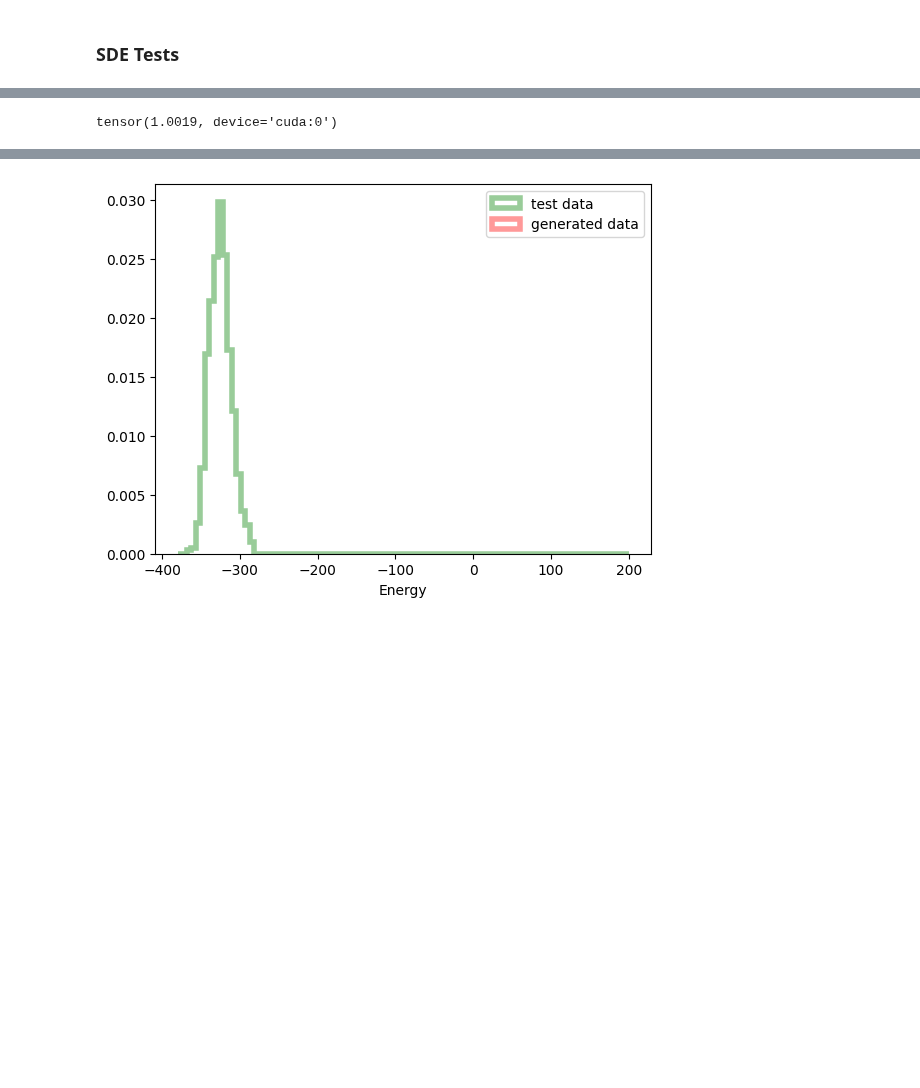
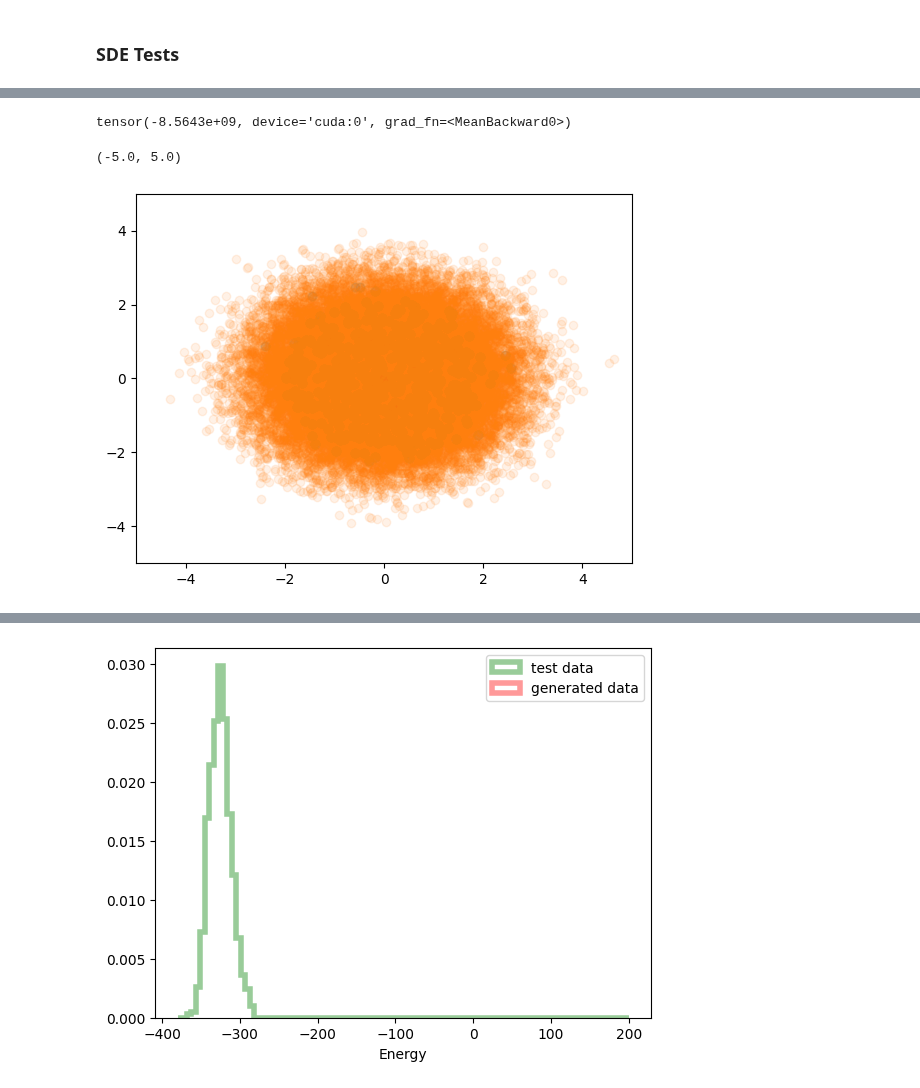
Before and after one commit to taraak/pita, a Jupyter notebook: runner/notebooks/L55_training.ipynb, the cells around one changed output, grey strips where cells are left out. Saved outputs shown, nothing was run; the diff lists cells and outputs as text; code cells hidden in the pictures; blank space fills up the shorter version.

```diff
--- a/runner/notebooks/L55_training.ipynb
+++ b/runner/notebooks/L55_training.ipynb
@@ -261,14 +291,13 @@ from src.energies.base_prior import MeanFreePrior
 # %%
-sigma = 0.1  # np.sqrt(1.5)
+sigma = 5 # np.sqrt(1.5)
 beta = torch.tensor(sigma**2)
 dim = 3
-n_nodes = 13
-n_samples = 512  # 512
+n_samples = 512
 
-#noise_schedule = GeometricNoiseSchedule(0.001, sigma)
-noise_schedule = LinearNoiseSchedule(beta)
+noise_schedule = GeometricNoiseSchedule(0.001, sigma)
+#noise_schedule = LinearNoiseSchedule(beta)
 
-prior = MeanFreePrior(55, 3, noise_schedule.h(1) ** 0.5, device=device)
+prior = MeanFreePrior(n_particles, 3, noise_schedule.h(1) ** 0.5, device=device)
 print(noise_schedule.h(1))
 x1_samples = prior.sample(n_samples).to(device)
 # %% [output]
@@ -275,0 +325,4 @@ tensor(0.0100)
+# %%
+target(x1_samples).mean()
+# %% [output]
+tensor(-8.5643e+09, device='cuda:0', grad_fn=<MeanBackward0>)
@@ -276,3 +331,20 @@ tensor(0.0100)
+# %%
+plt.scatter(test_data[:10].reshape(-1, 3)[:, 0].detach().cpu(), test_data[:10].reshape(-1, 3)[:, 1].detach().cpu(), alpha=0.3)
+
+#plt.scatter(x1_samples[:10].reshape(-1, 3)[:, 0].detach().cpu(), x1_samples[:10].reshape(-1, 3)[:, 1].detach().cpu(), alpha=0.3)
+
+
+# plt.scatter(samples_mean_free.reshape(-1, 3)[:, 0].detach().cpu(), samples_mean_free.reshape(-1, 3)[:, 1].detach().cpu(), alpha=0.1)
+plt.scatter(samples_pred[-1].reshape(-1, 3)[:, 0].detach().cpu(), samples_pred[-1].reshape(-1, 3)[:, 1].detach().cpu(), alpha=0.1)
+
+
+
+lim = 5
+plt.xlim(-lim, lim)
+plt.ylim(-lim, lim)
+# %% [output]
+(-5.0, 5.0)
+[figure, added]
 # %%
 def calculate_variance(x0):
     times = torch.linspace(0, 1, 100, device=device)
@@ -307,7 +379,3 @@ def calculate_variance(x0):
 #     plt.xlabel("time")
 #     plt.ylabel("variance")
 # vars_9 = torch.stack(vars_9).cpu()
-# %%
-target.test_set.var(-1).mean()
-# %% [output]
-tensor(1.0019, device='cuda:0')
```
Also changed, not shown: parts of 34 cells of this notebook, 2 other files.
